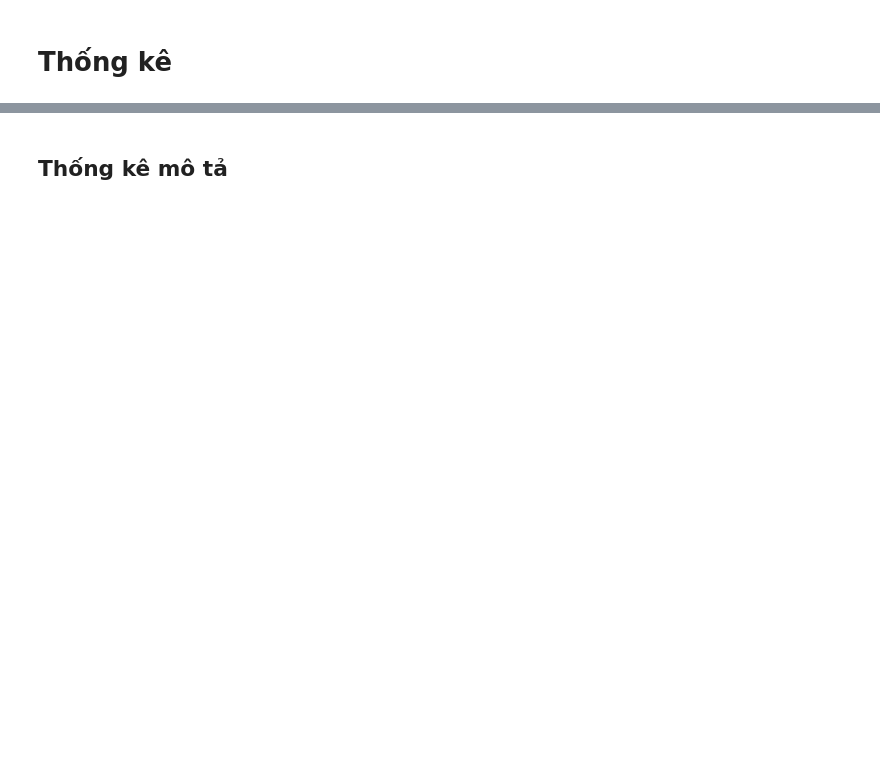
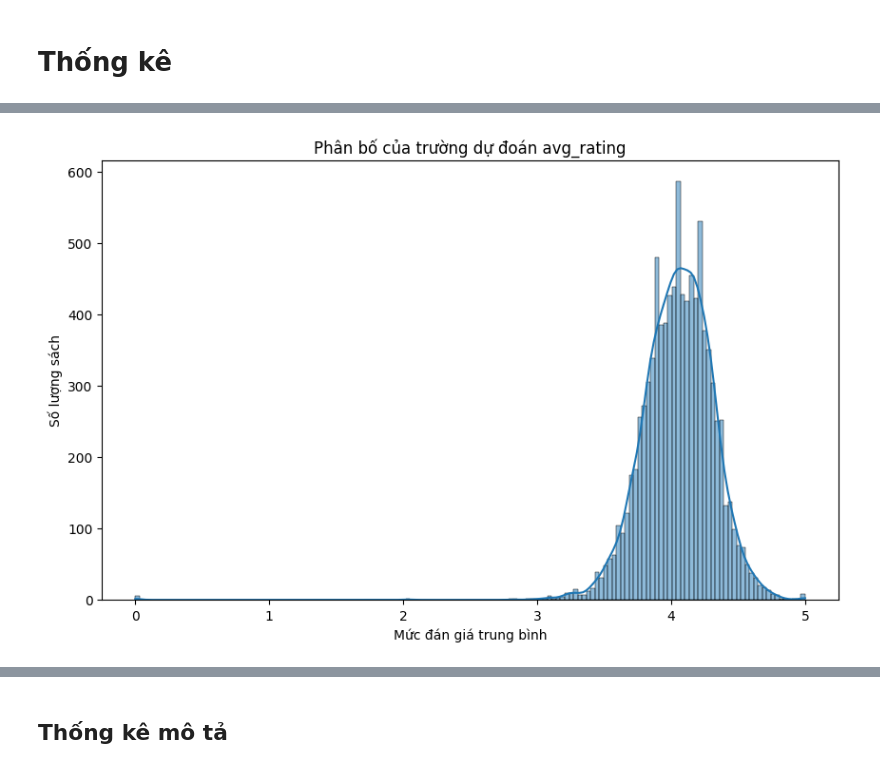
Before and after one commit to legitb0y/KHDL_CK_DCD, a Jupyter notebook: thongkemota.ipynb, the cells around one changed output, grey strips where cells are left out. Saved outputs shown, nothing was run; the diff lists cells and outputs as text; code cells hidden in the pictures; blank space fills up the shorter version.

```diff
--- a/thongkemota.ipynb
+++ b/thongkemota.ipynb
@@ -16,3 +41,13 @@ df.head()
+# %%
+# Vẽ biểu đồ phân bố của biến 'avg_rating'
+plt.figure(figsize=(10, 6))
+sns.histplot(data=df, x='avg_ratings', kde=True)
+plt.title('Phân bố của trường dự đoán avg_rating')
+plt.xlabel('Mức đán giá trung bình')
+plt.ylabel('Số lượng sách')
+plt.show()
+# %% [output]
+[figure, added]
 # %%
 # mô tả các thống kê tổng quan về tập dữ liệu
 print(df.info())
```
Also changed, not shown: parts of 21 cells of this notebook.
